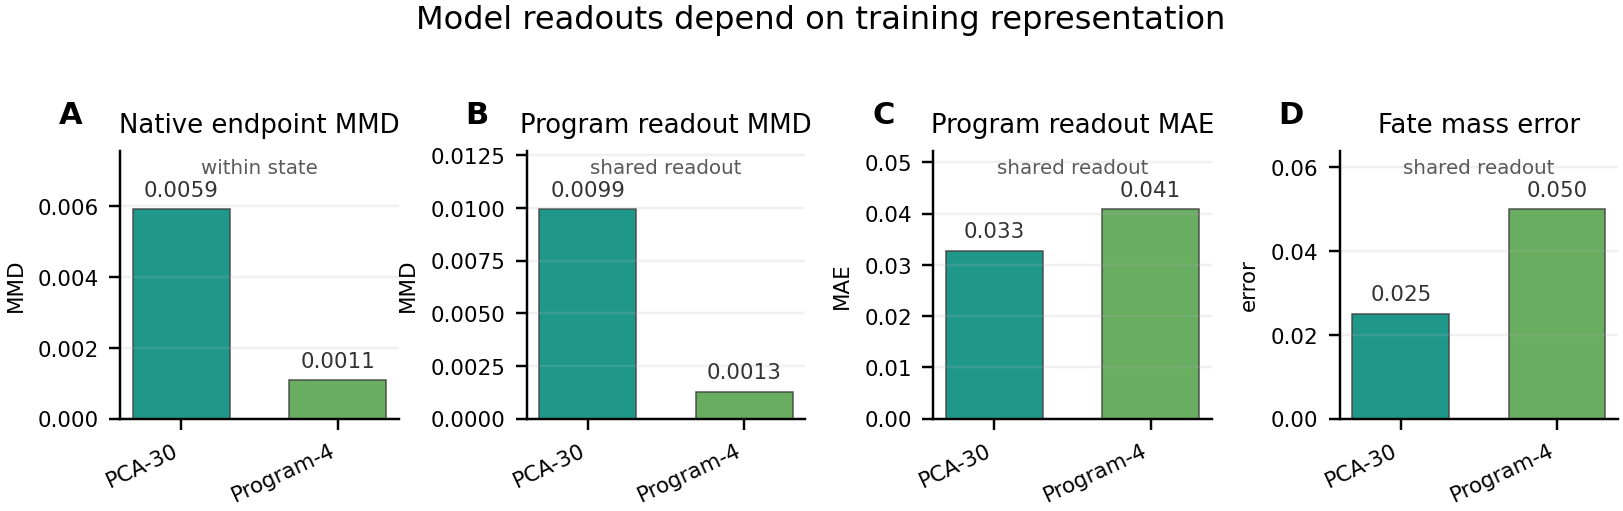
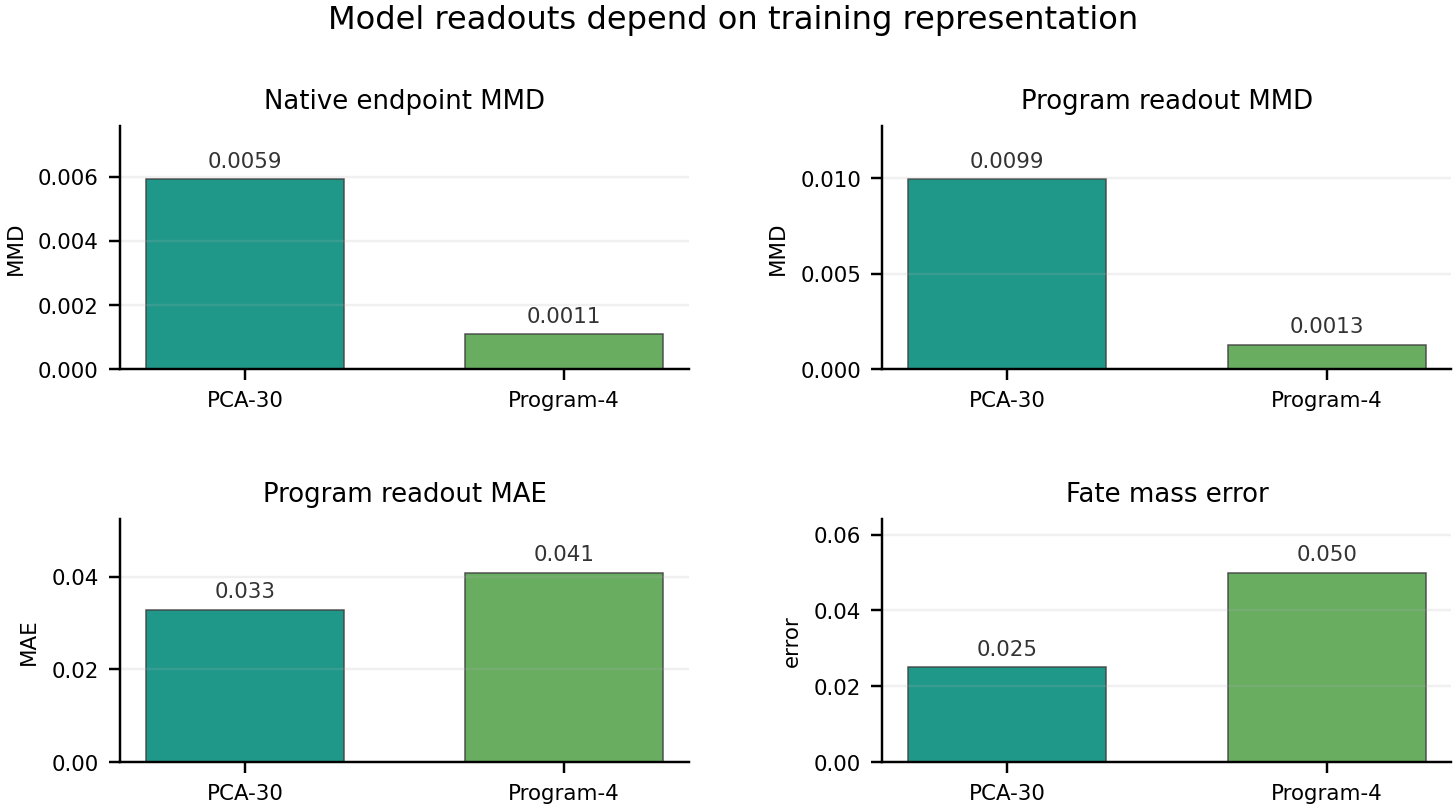
The notebook cell's code change between the first figure and the second:
--- before
+++ after
@@ -6,12 +6,13 @@
 bar_colors = [model_colors[label] for label in labels]
 
-fig, axes = plt.subplots(1, 4, figsize=(7.4, 2.65))
+fig, axes = plt.subplots(2, 2, figsize=(6.8, 4.25))
+axes = axes.ravel()
 model_bar_specs = [
-    ("A", "Native endpoint MMD", "native_endpoint_mmd", 4, "MMD", "within state"),
-    ("B", "Program readout MMD", "program_readout_mmd", 4, "MMD", "shared readout"),
-    ("C", "Program readout MAE", "program_readout_mae", 3, "MAE", "shared readout"),
-    ("D", "Fate mass error", "fate_mass_error", 3, "error", "shared readout"),
+    ("Native endpoint MMD", "native_endpoint_mmd", 4, "MMD"),
+    ("Program readout MMD", "program_readout_mmd", 4, "MMD"),
+    ("Program readout MAE", "program_readout_mae", 3, "MAE"),
+    ("Fate mass error", "fate_mass_error", 3, "error"),
 ]
-for ax, (panel, title, col, ndigits, ylabel, note) in zip(axes, model_bar_specs):
+for ax, (title, col, ndigits, ylabel) in zip(axes, model_bar_specs):
     values = plot_rows[col].to_numpy(dtype=float)
     x = np.arange(len(values))
@@ -19,11 +20,9 @@
     bars = ax.bar(x, values, color=bar_colors, width=0.62, alpha=0.88, edgecolor="0.25", linewidth=0.5)
     ax.set_title(title, fontsize=8.5, pad=6)
-    ax.text(0.5, 0.97, note, transform=ax.transAxes, ha="center", va="top", fontsize=6.5, color="0.35")
     ax.set_ylabel(ylabel, fontsize=7)
-    ax.set_xticks(x, labels, rotation=25, ha="right")
+    ax.set_xticks(x, labels, rotation=0)
     ax.set_ylim(0.0, ymax)
     ax.grid(axis="y", alpha=0.18)
     ax.tick_params(axis="both", labelsize=7)
-    ax.text(-0.22, 1.08, panel, transform=ax.transAxes, ha="left", va="bottom", fontsize=10, weight="bold")
     for bar, value in zip(bars, values):
         ax.text(bar.get_x() + bar.get_width() / 2, value + 0.035 * ymax, f"{value:.{ndigits}f}", ha="center", va="bottom", fontsize=7, color="0.20")
@@ -31,5 +30,5 @@
     ax.spines["right"].set_visible(False)
 fig.suptitle("Model readouts depend on training representation", fontsize=10.5, y=0.99)
-fig.subplots_adjust(left=0.07, right=0.99, top=0.74, bottom=0.28, wspace=0.46)
+fig.subplots_adjust(left=0.09, right=0.98, top=0.86, bottom=0.18, hspace=0.62, wspace=0.34)
 save_small_figure(fig, "fig4_2_state_space_model_readout_summary.png")
 display(state_metrics[["model_training_representation", "native_endpoint_mmd", "program_readout_mmd", "program_readout_mae", "fate_mass_error"]])

Commit: docs: polish chapter 4.2 summary figures